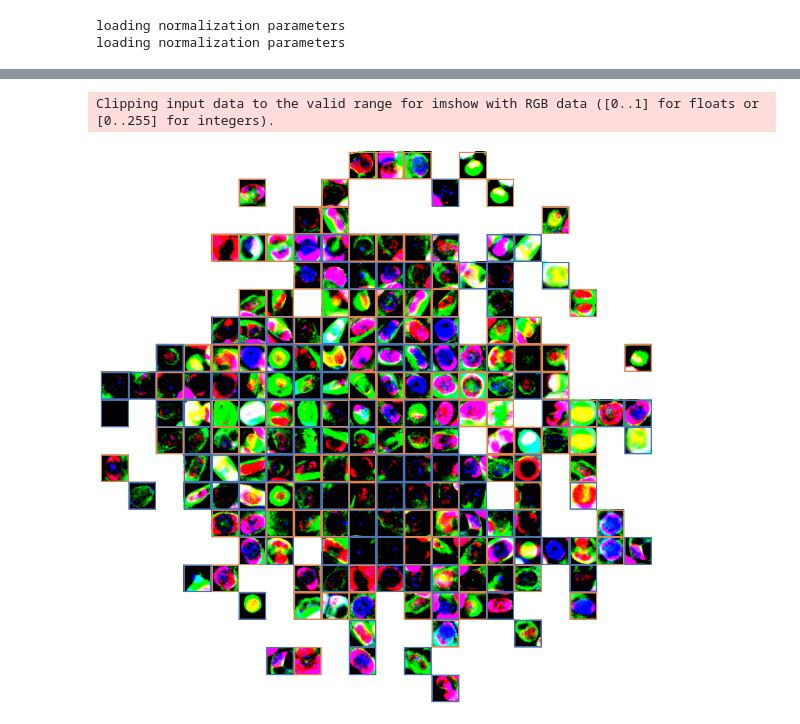
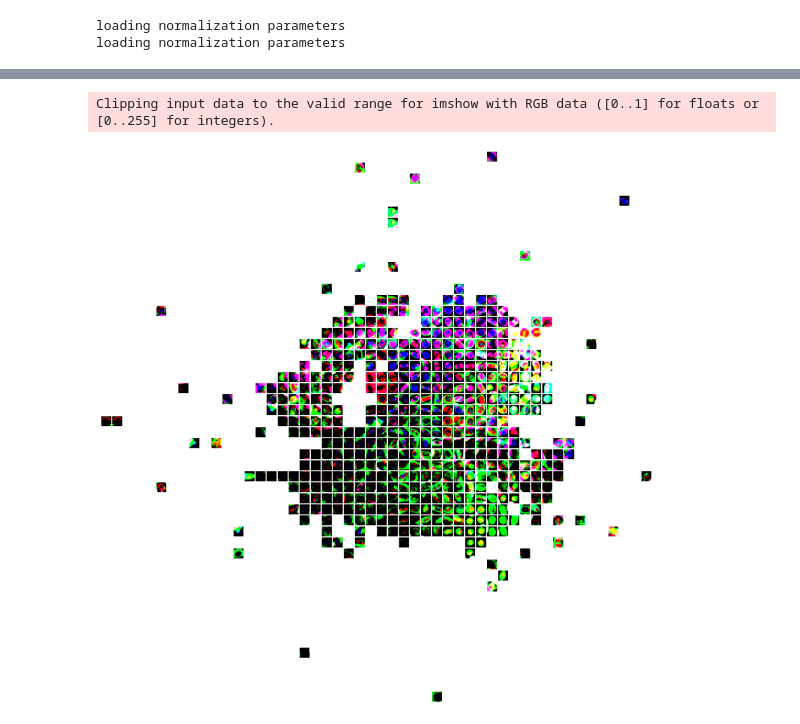
Before and after one commit to hclimente/janus, a Jupyter notebook: siamese_boyd_2019.ipynb, the cells around one changed output, grey strips where cells are left out. Saved outputs shown, nothing was run; the diff lists cells and outputs as text; code cells hidden in the pictures.

```diff
--- a/siamese_boyd_2019.ipynb
+++ b/siamese_boyd_2019.ipynb
@@ -197,27 +197,27 @@ xy_plot(x_emb, cell_line, 'UMAP')
 # %%
 from viz import plot_tiles
 import matplotlib.patches as patches
 
-canvas, img_idx_dict = plot_tiles(all_imgs, x_emb, 20, 20)
+canvas, img_idx_dict = plot_tiles(all_imgs, x_emb, 50, pad=1)
 
 fig, ax = plt.subplots(figsize=(15, 15))
 ax.imshow(canvas)
 ax.axis('off')
 
 palette = list(sns.color_palette().as_hex())
 
-for img_key in img_idx_dict.keys():
-    xmin, xmax, ymin, ymax = img_idx_dict[img_key]
-    cls = moas[img_key].item()
-    colour = palette[0] if cls == 1 else palette[1]
-    # Create a Rectangle patch
-    line_width = 2
-    rect = patches.Rectangle((xmin+1, ymin+1), xmax-xmin-2, ymax-ymin-2,
-                             linewidth=line_width, edgecolor=colour, facecolor='none')
-    # Add the patch to the Axes
-    ax.add_patch(rect)
+# for img_key in img_idx_dict.keys():
+#     xmin, xmax, ymin, ymax = img_idx_dict[img_key]
+#     cls = moas[img_key].item()
+#     colour = palette[0] if cls == 1 else palette[1]
+#     # Create a Rectangle patch
+#     line_width = 3
+#     rect = patches.Rectangle((xmin+line_width, ymin+line_width), xmax-xmin-2*line_width, ymax-ymin-2*line_width,
+#                              linewidth=line_width, edgecolor=colour, facecolor='none')
+#     # Add the patch to the Axes
+#     ax.add_patch(rect)
 # %% [output]
 Clipping input data to the valid range for imshow with RGB data ([0..1] for floats or [0..255] for integers).
-[figure, old version]
+[figure, new version]
 # %%
 umap(embedding, moas)
```
Also changed, not shown: parts of 3 cells of this notebook, 1 other file.
